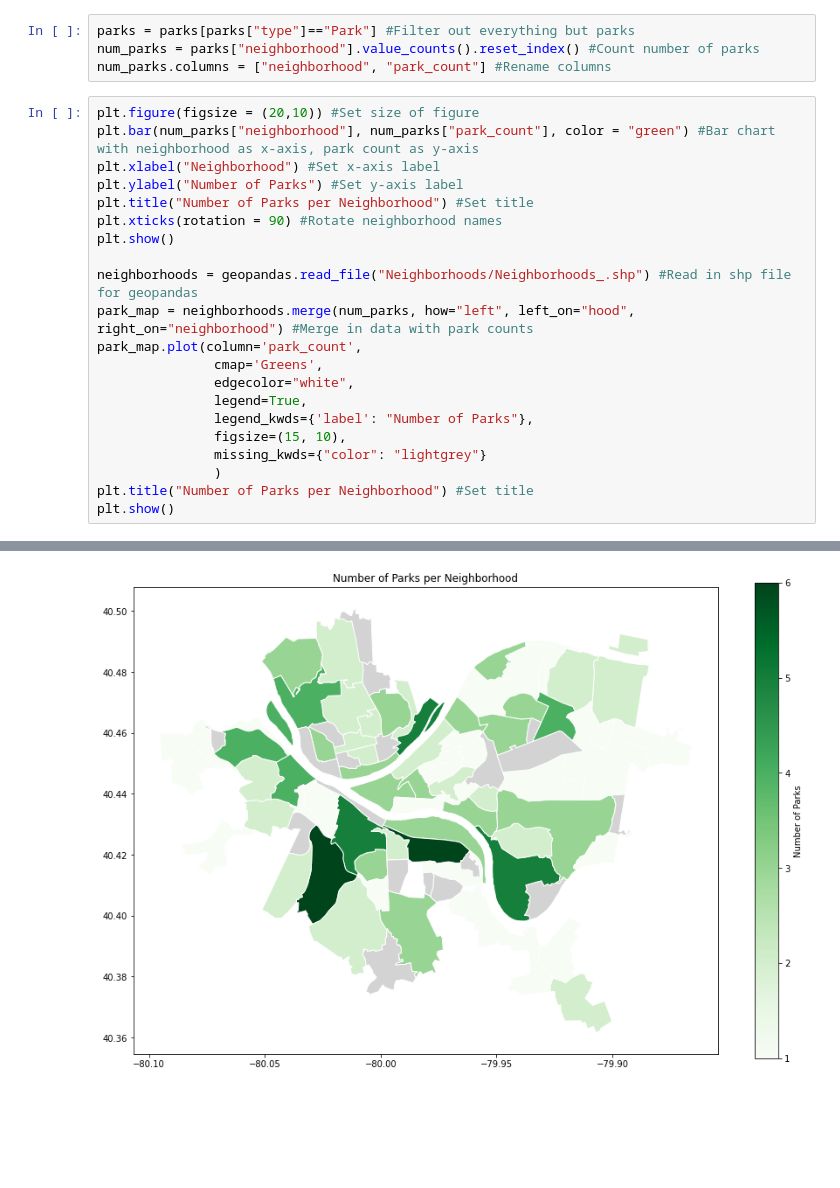
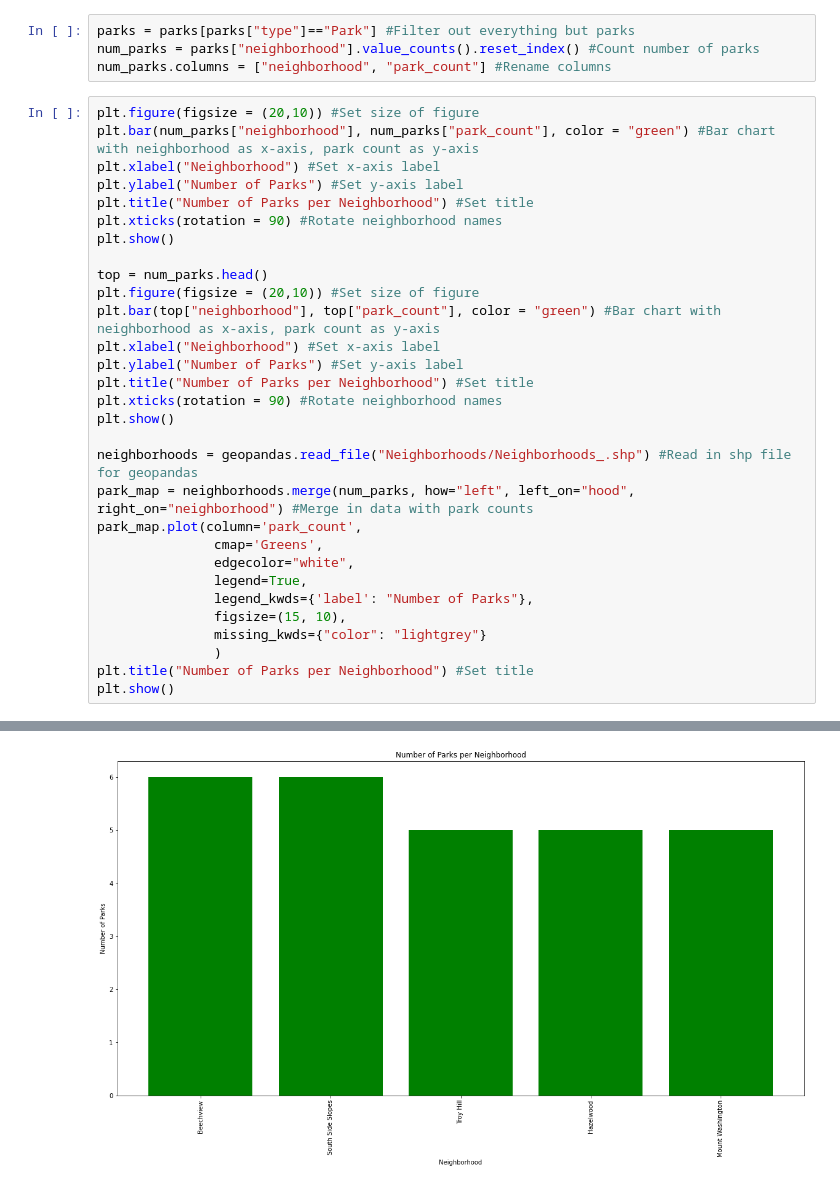
Before and after one commit to aidanmchugh12/FINAL_bigideas, a Jupyter notebook: Trey/Parks.ipynb, the cells around one changed output, grey strips where cells are left out. Saved outputs shown, nothing was run; the diff lists cells and outputs as text; blank space fills up the shorter version.

```diff
--- a/Trey/Parks.ipynb
+++ b/Trey/Parks.ipynb
@@ -19,24 +19,33 @@ num_parks.columns = ["neighborhood", "park_count"] #Rename columns
 # %%
 plt.figure(figsize = (20,10)) #Set size of figure
 plt.bar(num_parks["neighborhood"], num_parks["park_count"], color = "green") #Bar chart with neighborhood as x-axis, park count as y-axis
+plt.xlabel("Neighborhood") #Set x-axis label
+plt.ylabel("Number of Parks") #Set y-axis label
+plt.title("Number of Parks per Neighborhood") #Set title
+plt.xticks(rotation = 90) #Rotate neighborhood names
+plt.show()
+
+top = num_parks.head()
+plt.figure(figsize = (20,10)) #Set size of figure
+plt.bar(top["neighborhood"], top["park_count"], color = "green") #Bar chart with neighborhood as x-axis, park count as y-axis
 plt.xlabel("Neighborhood") #Set x-axis label
 plt.ylabel("Number of Parks") #Set y-axis label
 plt.title("Number of Parks per Neighborhood") #Set title
 plt.xticks(rotation = 90) #Rotate neighborhood names
 plt.show()
 
 neighborhoods = geopandas.read_file("Neighborhoods/Neighborhoods_.shp") #Read in shp file for geopandas
 park_map = neighborhoods.merge(num_parks, how="left", left_on="hood", right_on="neighborhood") #Merge in data with park counts
 park_map.plot(column='park_count',
                cmap='Greens',
                edgecolor="white",
                legend=True,
                legend_kwds={'label': "Number of Parks"},
                figsize=(15, 10),
                missing_kwds={"color": "lightgrey"}
                )
 plt.title("Number of Parks per Neighborhood") #Set title
 plt.show()
 # %% [output]
 [figure]
-[figure, old version]
+[figure, new version]
```
Also changed, not shown: parts of 4 cells of this notebook.
